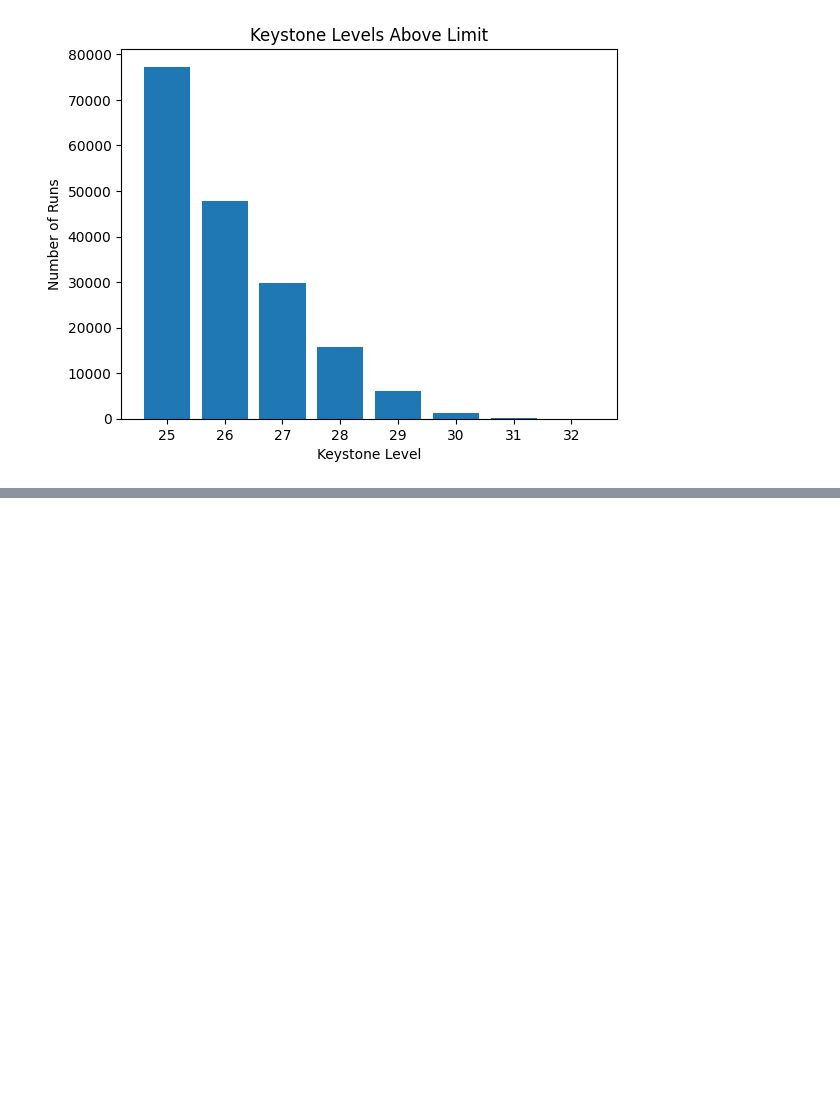
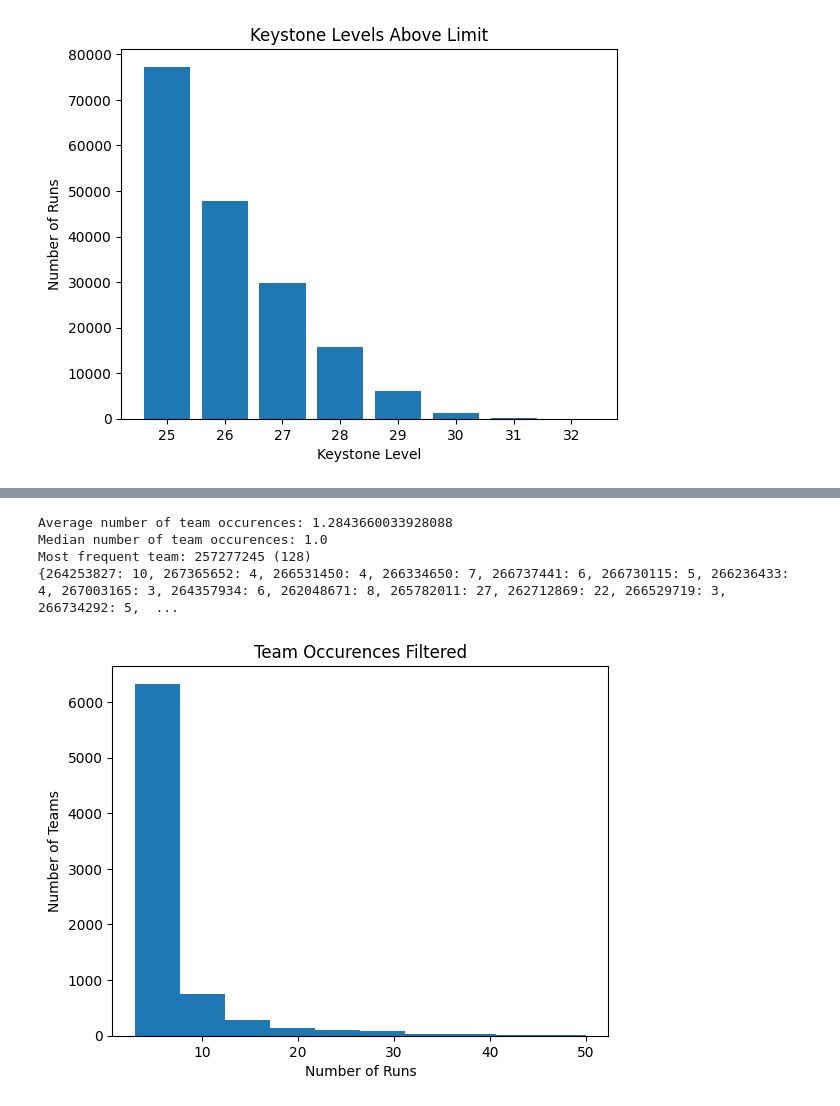
Before and after one commit to cvxluo/raider-i-know, a Jupyter notebook: analysis/analysis.ipynb, the cells around one changed output, grey strips where cells are left out. Drawn from its saved outputs; the diff is of its cells as text; code cells hidden in the pictures; blank space fills up the shorter version.

```diff
--- a/analysis/analysis.ipynb
+++ b/analysis/analysis.ipynb
@@ -164,0 +200,41 @@ plot_levels(levels_above_limit, 'Keystone Levels Above Limit')
+# %%
+def team_play_occurences(d_runs) :
+    teams = defaultdict(int)
+    for run in tqdm(d_runs) :
+        team = run.keystone_team_id
+        teams[team] += 1
+
+    return teams
+
+team_occurences = team_play_occurences(database_runs)
+team_occurences_above_limit = team_play_occurences(database_runs_above_limit)
+avg_team_occurences = sum(team_occurences.values()) / len(team_occurences)
+median_team_occurences = np.median(list(team_occurences.values()))
+most_frequent_team = max(team_occurences, key=team_occurences.get)
+
+print(f'Average number of team occurences: {avg_team_occurences}')
+print(f'Median number of team occurences: {median_team_occurences}')
+print(f'Most frequent team: {most_frequent_team} ({team_occurences[most_frequent_team]})')
+"""
+Keystone team id of 257277245
+Number of occurences: 128
+"""
+
+def plot_teams(teams, title) :
+    team_play_limit = 3
+    team_play_upper_limit = 50
+    teams = { team: count for team, count in teams.items() if count >= team_play_limit and count <= team_play_upper_limit}
+    print(teams)
+    plt.hist(teams.values(), bins=10)
+    plt.title(title)
+    plt.xlabel('Number of Runs')
+    plt.ylabel('Number of Teams')
+    plt.show()
+
+plot_teams(team_occurences, 'Team Occurences Filtered')
+# %% [output]
+Average number of team occurences: 1.2843660033928088
+Median number of team occurences: 1.0
+Most frequent team: 257277245 (128)
+{264253827: 10, 267365652: 4, 266531450: 4, 266334650: 7, 266737441: 6, 266730115: 5, 266236433: 4, 267003165: 3, 264357934: 6, 262048671: 8, 265782011: 27, 262712869: 22, 266529719: 3, 266734292: 5,  ...
+[figure, added]
```
Also changed, not shown: parts of 2 cells of this notebook, 1 other file.
